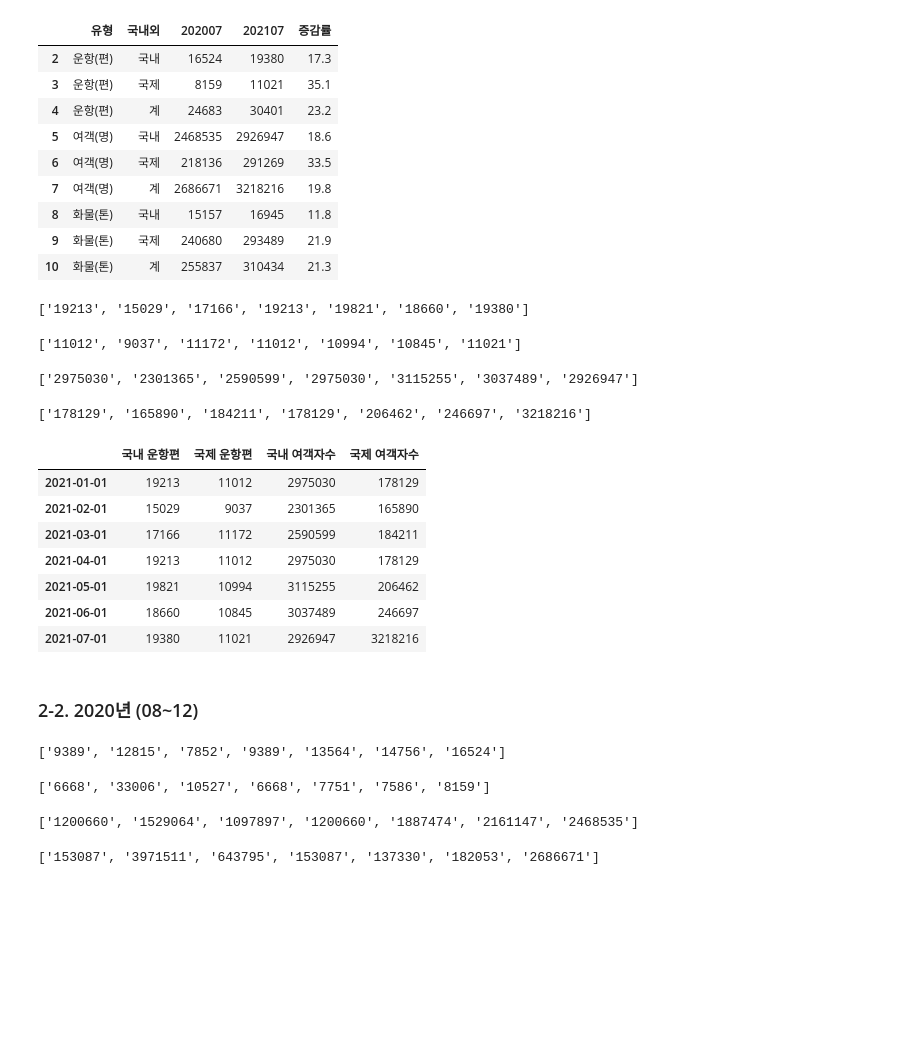
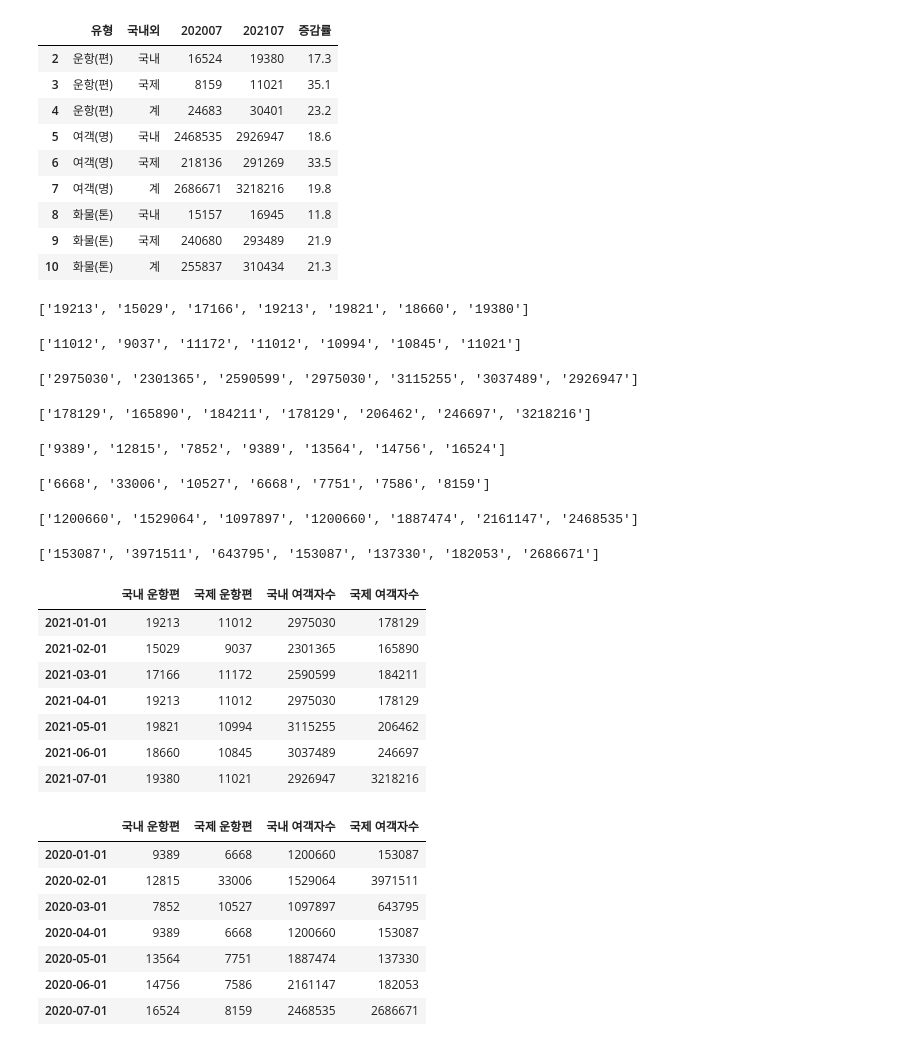
Before and after one commit to vvspearlvvs/MultiCampus_Project, a Jupyter notebook: 데이터_분석/kjj_항공데이터처리/항공데이터(2021.01~07, 2020.01~07).ipynb, the cells around one changed output. Saved outputs shown, nothing was run; the diff lists cells and outputs as text; code cells hidden in the pictures; blank space fills up the shorter version.

```diff
--- a/데이터_분석/kjj_항공데이터처리/항공데이터처리_2021.ipynb
+++ b/데이터_분석/kjj_항공데이터처리/항공데이터(2021.01~07, 2020.01~07).ipynb
@@ -383,22 +382,36 @@ psger_intl_2020.append(p_intl_202007)
 | 8 | 화물(톤) | 국내 | 15157 | 16945 | 11.8 |
 | 9 | 화물(톤) | 국제 | 240680 | 293489 | 21.9 |
 | 10 | 화물(톤) | 계 | 255837 | 310434 | 21.3 |
+# %%
+#2021
+flight_dom_2021 #국내운항편
+flight_intl_2021 #국제운항편
+psger_dom_2021  #국내여객자수
+psger_intl_2021  #국외여객자수
+
+#2020
+flight_dom_2020 #국내운항편
+flight_intl_2020 #국제운항편
+psger_dom_2020 #국내여객자수
+psger_intl_2020  #국외여객자수
+# %% [output]
+['19213', '15029', '17166', '19213', '19821', '18660', '19380']
+['11012', '9037', '11172', '11012', '10994', '10845', '11021']
+['2975030', '2301365', '2590599', '2975030', '3115255', '3037489', '2926947']
+['178129', '165890', '184211', '178129', '206462', '246697', '3218216']
+['9389', '12815', '7852', '9389', '13564', '14756', '16524']
+['6668', '33006', '10527', '6668', '7751', '7586', '8159']
+['1200660', '1529064', '1097897', '1200660', '1887474', '2161147', '2468535']
+['153087', '3971511', '643795', '153087', '137330', '182053', '2686671']
 # %%
-#2021
-flight_dom_2021 #국내운항편
-flight_intl_2021 #국제운항편
-psger_dom_2021  #국내여객자수
-psger_intl_2021  #국외여객자수
-
+#2021 result결과저장 (01~07)
 dates2021=pd.date_range('2021-01-01', periods = 7, freq = 'MS')
 flight={'국내 운항편':flight_dom_2021,'국제 운항편':flight_intl_2021,'국내 여객자수':psger_dom_2021,'국제 여객자수':psger_intl_2021}
 flight_2021 = pd.DataFrame(flight,index=dates2021)
 flight_2021
+
+flight_2021.to_csv("../result/flight_2021.csv",encoding="utf-8-sig")
 # %% [output]
-['19213', '15029', '17166', '19213', '19821', '18660', '19380']
-['11012', '9037', '11172', '11012', '10994', '10845', '11021']
-['2975030', '2301365', '2590599', '2975030', '3115255', '3037489', '2926947']
-['178129', '165890', '184211', '178129', '206462', '246697', '3218216']
 |  | 국내 운항편 | 국제 운항편 | 국내 여객자수 | 국제 여객자수 |
 | 2021-01-01 | 19213 | 11012 | 2975030 | 178129 |
 | 2021-02-01 | 15029 | 9037 | 2301365 | 165890 |
@@ -407,16 +420,3 @@ flight_2021
 | 2021-05-01 | 19821 | 10994 | 3115255 | 206462 |
 | 2021-06-01 | 18660 | 10845 | 3037489 | 246697 |
 | 2021-07-01 | 19380 | 11021 | 2926947 | 3218216 |
-# %% [markdown]
-### 2-2. 2020년 (08~12)
-# %%
-#2020
-flight_dom_2020 #국내운항편
-flight_intl_2020 #국제운항편
-psger_dom_2020 #국내여객자수
-psger_intl_2020  #국외여객자수
-# %% [output]
-['9389', '12815', '7852', '9389', '13564', '14756', '16524']
-['6668', '33006', '10527', '6668', '7751', '7586', '8159']
-['1200660', '1529064', '1097897', '1200660', '1887474', '2161147', '2468535']
-['153087', '3971511', '643795', '153087', '137330', '182053', '2686671']
@@ -427,0 +423,18 @@ dates2021=pd.date_range('2021-01-01', periods = 7, freq = 'MS')
+# %%
+#2020 result결과저장 (01~07)
+dates2020=pd.date_range('2020-01-01', periods = 7, freq = 'MS')
+flight={'국내 운항편':flight_dom_2020,'국제 운항편':flight_intl_2020,'국내 여객자수':psger_dom_2020,'국제 여객자수':psger_intl_2020}
+flight_2020 = pd.DataFrame(flight,index=dates2020)
+flight_2020
+
+#2020 result결과저장 (01~07)
+flight_2020.to_csv("../result/flight_2020.csv",encoding="utf-8-sig")
+# %% [output]
+|  | 국내 운항편 | 국제 운항편 | 국내 여객자수 | 국제 여객자수 |
+| 2020-01-01 | 9389 | 6668 | 1200660 | 153087 |
+| 2020-02-01 | 12815 | 33006 | 1529064 | 3971511 |
+| 2020-03-01 | 7852 | 10527 | 1097897 | 643795 |
+| 2020-04-01 | 9389 | 6668 | 1200660 | 153087 |
+| 2020-05-01 | 13564 | 7751 | 1887474 | 137330 |
+| 2020-06-01 | 14756 | 7586 | 2161147 | 182053 |
+| 2020-07-01 | 16524 | 8159 | 2468535 | 2686671 |
```
Also changed, not shown: parts of 4 cells of this notebook, 3 other files.
